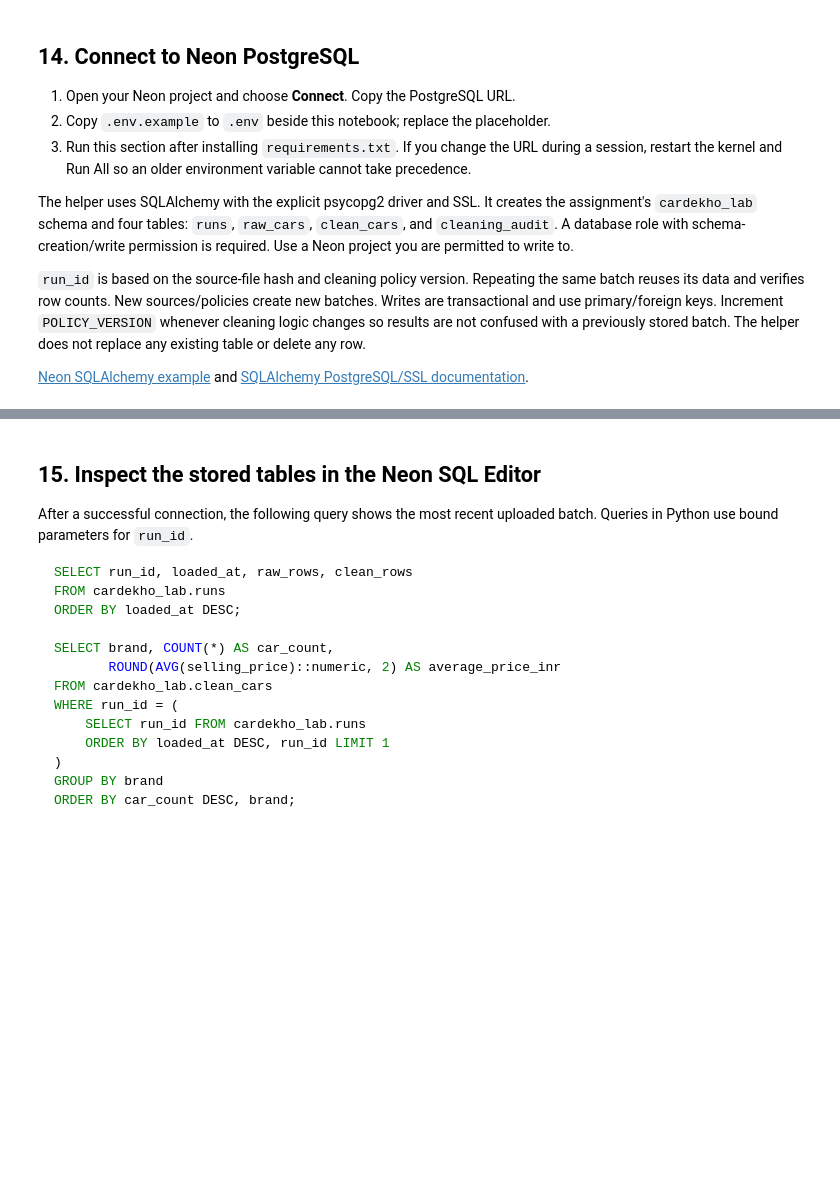
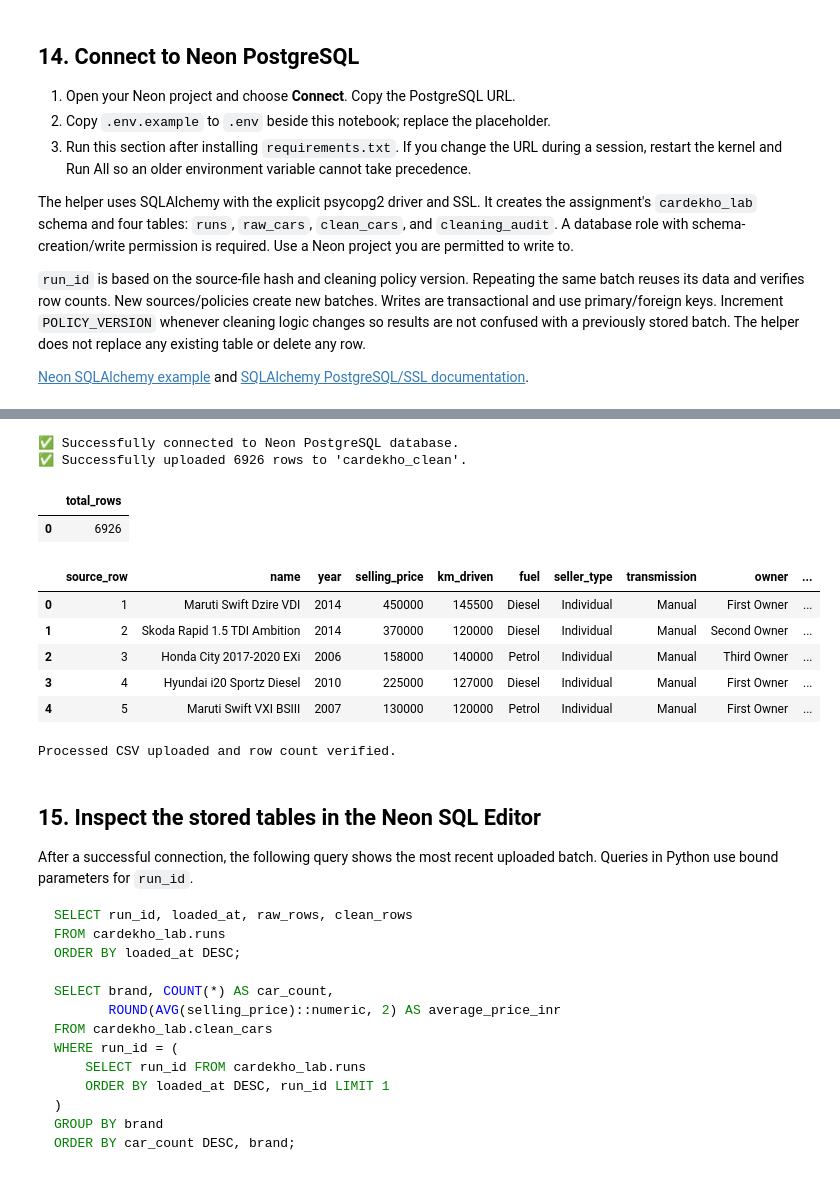
Before and after one commit to ricardo-mohammed/cleaning-imputation-outliers, a Jupyter notebook: notebooks/cleaning_lab.ipynb, the cells around one changed output, grey strips where cells are left out. Saved outputs shown, nothing was run; the diff lists cells and outputs as text; code cells hidden in the pictures; blank space fills up the shorter version.

```diff
--- a/notebooks/cleaning_lab.ipynb
+++ b/notebooks/cleaning_lab.ipynb
@@ -585,3 +575,61 @@ Data path: c:\Personal\Projects\cleaning-imputation-outliers\data\raw\car_detail
+# %%
+# Upload the Processed CSV to Neon PostgreSQL
+
+from pathlib import Path
+import sys
+import pandas as pd
+
+PROJECT_ROOT = Path("..").resolve()
+
+if str(PROJECT_ROOT) not in sys.path:
+    sys.path.insert(0, str(PROJECT_ROOT))
+
+from src.neon_connect import DatabaseManager
+
+processed_file = PROJECT_ROOT / "data" / "processed" / "cars_cleaned.csv"
+processed_cars = pd.read_csv(processed_file)
+
+db = DatabaseManager()
+
+try:
+    db.upload_dataframe(
+        processed_cars,
+        "cardekho_clean",
+        if_exists="replace"
+    )
+
+    # Verify how many records were stored.
+    result = db.fetch_dataframe(
+        "SELECT COUNT(*) AS total_rows FROM cardekho_clean"
+    )
+
+    assert int(result.loc[0, "total_rows"]) == len(processed_cars)
+
+    display(result)
+
+    # Preview the uploaded data.
+    display(
+        db.fetch_dataframe(
+            "SELECT * FROM cardekho_clean LIMIT 5"
+        )
+    )
+
+    print("Processed CSV uploaded and row count verified.")
+
+finally:
+    db.engine.dispose()
+# %% [output]
+✅ Successfully connected to Neon PostgreSQL database.
+✅ Successfully uploaded 6926 rows to 'cardekho_clean'.
+|  | total_rows |
+| 0 | 6926 |
+|  | source_row | name | year | selling_price | km_driven | fuel | seller_type | transmission | owner | ... |
+| 0 | 1 | Maruti Swift Dzire VDI | 2014 | 450000 | 145500 | Diesel | Individual | Manual | First Owner | ... |
+| 1 | 2 | Skoda Rapid 1.5 TDI Ambition | 2014 | 370000 | 120000 | Diesel | Individual | Manual | Second Owner | ... |
+| 2 | 3 | Honda City 2017-2020 EXi | 2006 | 158000 | 140000 | Petrol | Individual | Manual | Third Owner | ... |
+| 3 | 4 | Hyundai i20 Sportz Diesel | 2010 | 225000 | 127000 | Diesel | Individual | Manual | First Owner | ... |
+| 4 | 5 | Maruti Swift VXI BSIII | 2007 | 130000 | 120000 | Petrol | Individual | Manual | First Owner | ... |
+Processed CSV uploaded and row count verified.
 # %% [markdown]
 ## 15. Inspect the stored tables in the Neon SQL Editor
 After a successful connection, the following query shows the most recent
```
Also changed, not shown: parts of 7 cells of this notebook.
